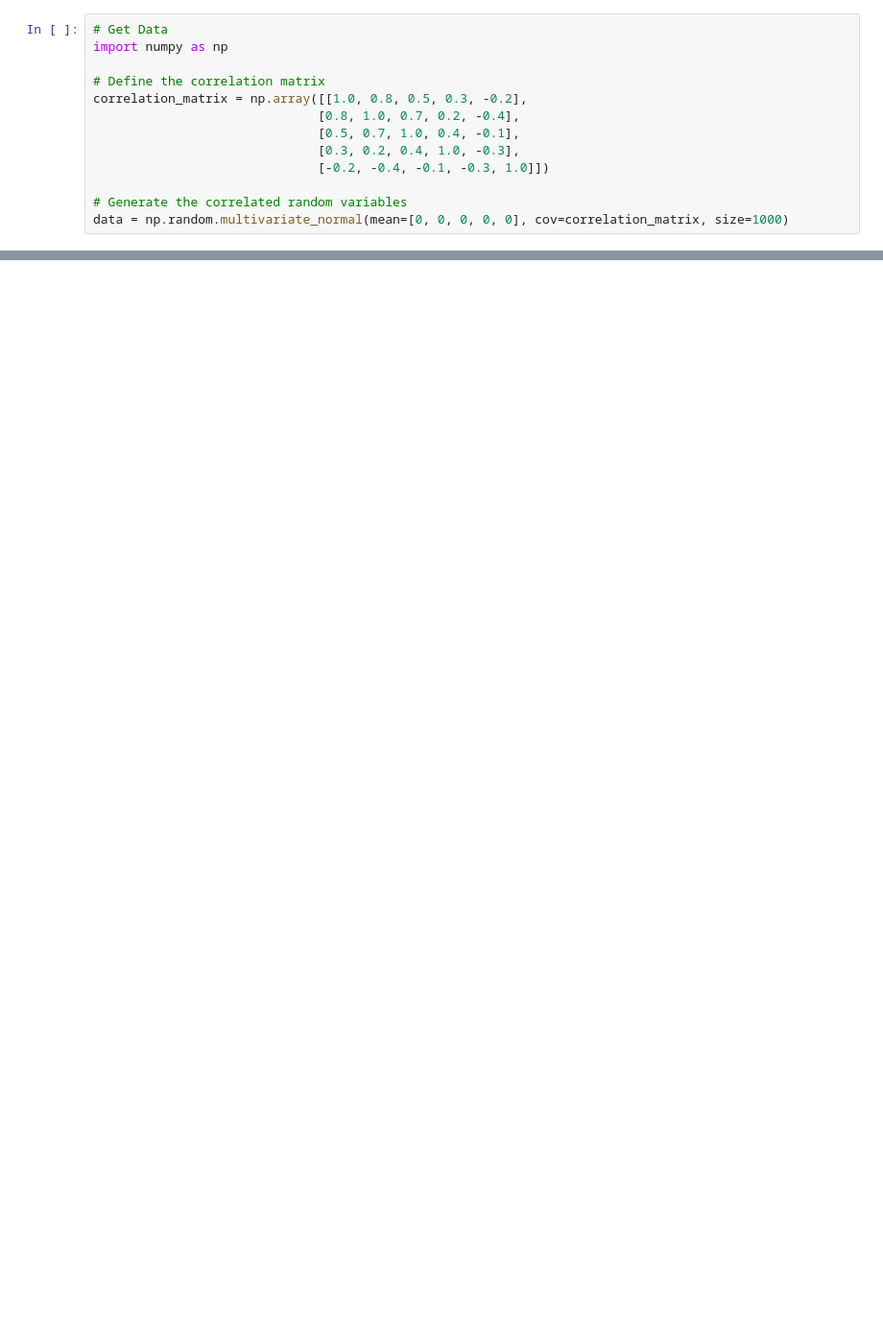
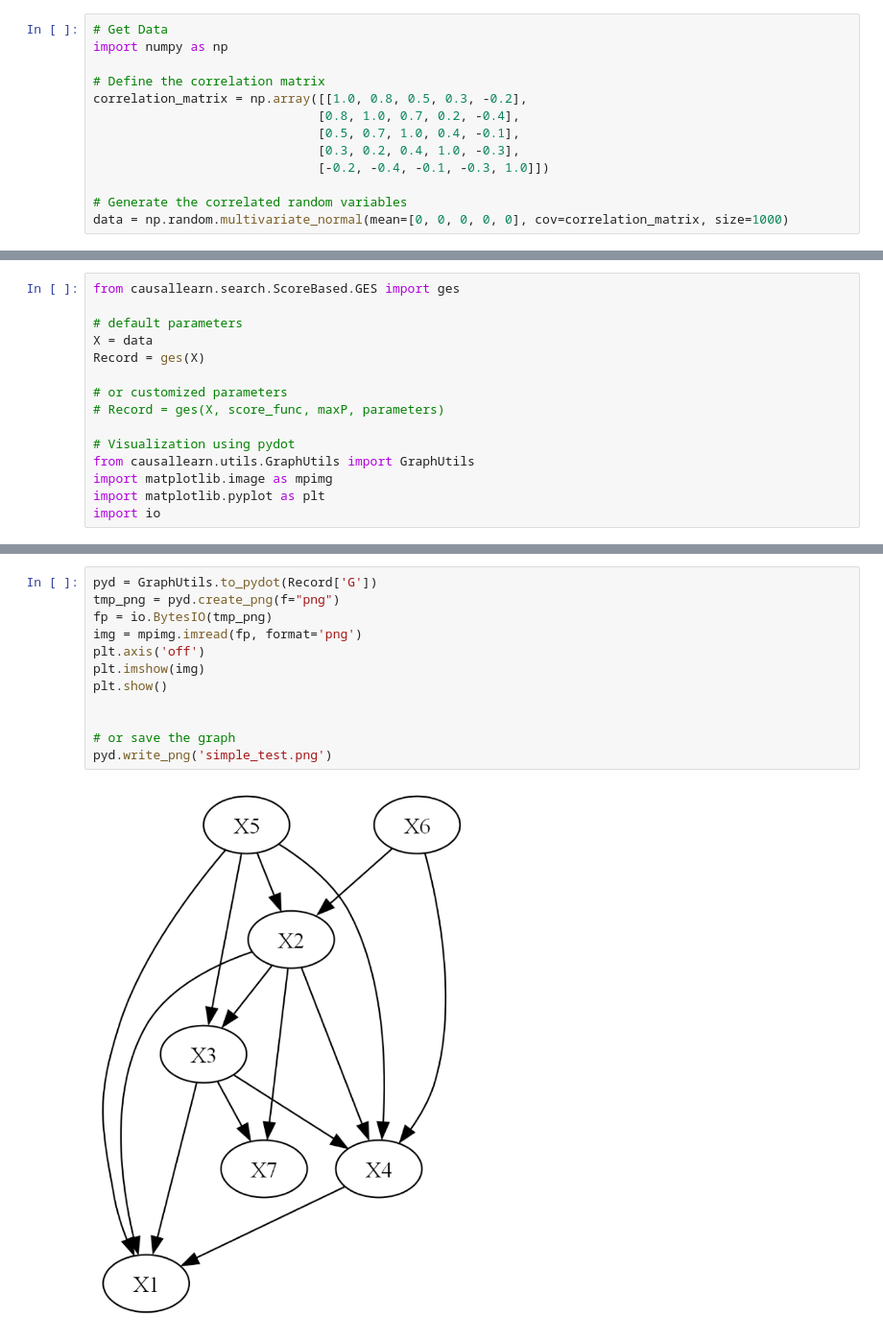
Before and after one commit to JanMarcoRuizdeVargas/clustercausal, a Jupyter notebook: clustcausal/examples/causal_learn_tests.ipynb, the cells around one changed output, grey strips where cells are left out. Shown at 96% size. Cells and saved outputs as stored; diff of their text form; blank space fills up the shorter version.

```diff
--- a/clustcausal/examples/causal_learn_tests.ipynb
+++ b/clustcausal/examples/causal_learn_tests.ipynb
@@ -87,0 +206,15 @@ Green: undirected; Blue: directed; Red: bi-directed
+# %%
+from causallearn.search.ScoreBased.GES import ges
+
+# default parameters
+X = data
+Record = ges(X)
+
+# or customized parameters
+# Record = ges(X, score_func, maxP, parameters)
+
+# Visualization using pydot
+from causallearn.utils.GraphUtils import GraphUtils
+import matplotlib.image as mpimg
+import matplotlib.pyplot as plt
+import io
@@ -87,0 +239,14 @@ Green: undirected; Blue: directed; Red: bi-directed
+# %%
+pyd = GraphUtils.to_pydot(Record['G'])
+tmp_png = pyd.create_png(f="png")
+fp = io.BytesIO(tmp_png)
+img = mpimg.imread(fp, format='png')
+plt.axis('off')
+plt.imshow(img)
+plt.show()
+
+
+# or save the graph
+pyd.write_png('simple_test.png')
+# %% [output]
+[figure, added]
```
Also changed, not shown: parts of 11 cells of this notebook, 14 other files.
